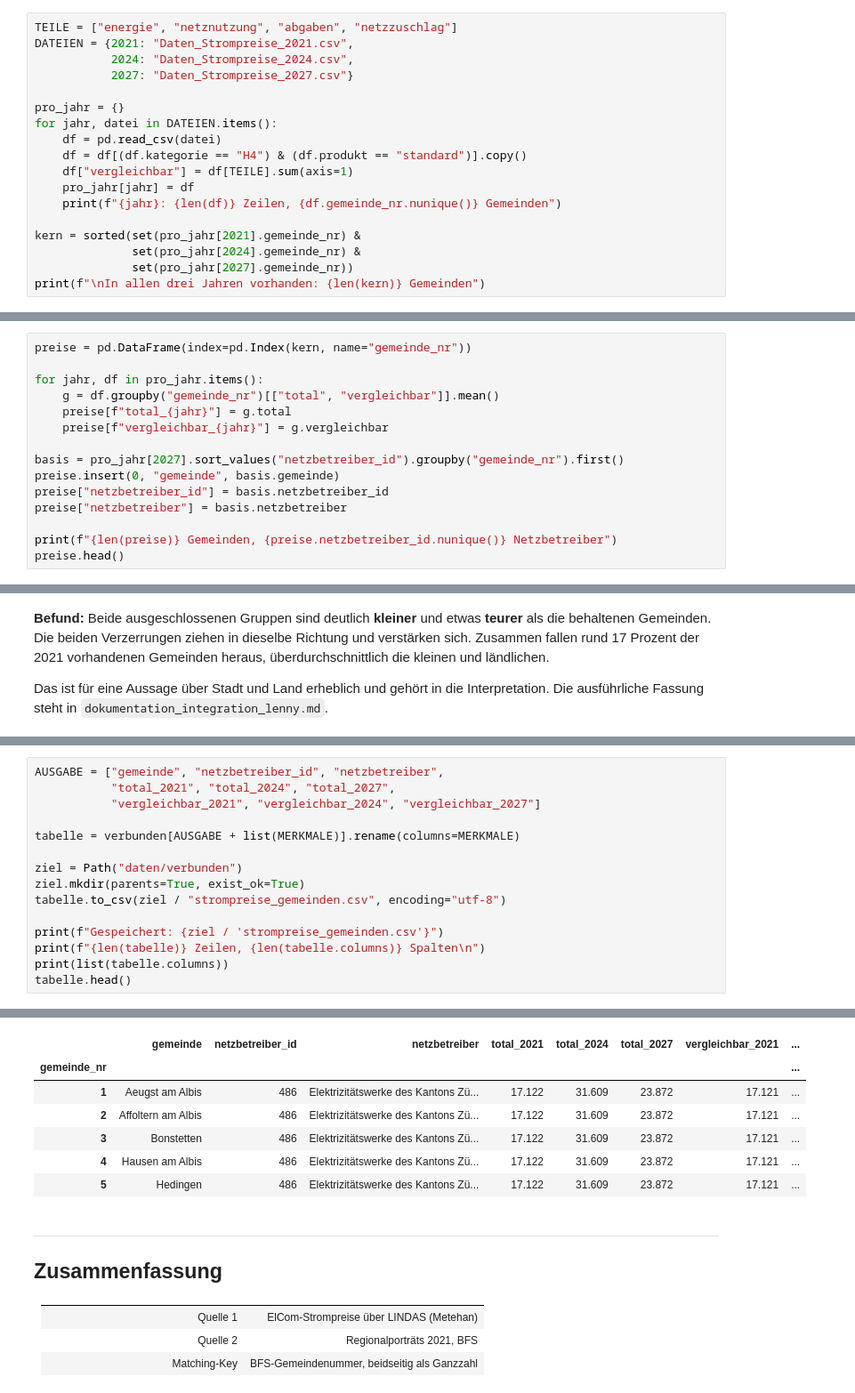
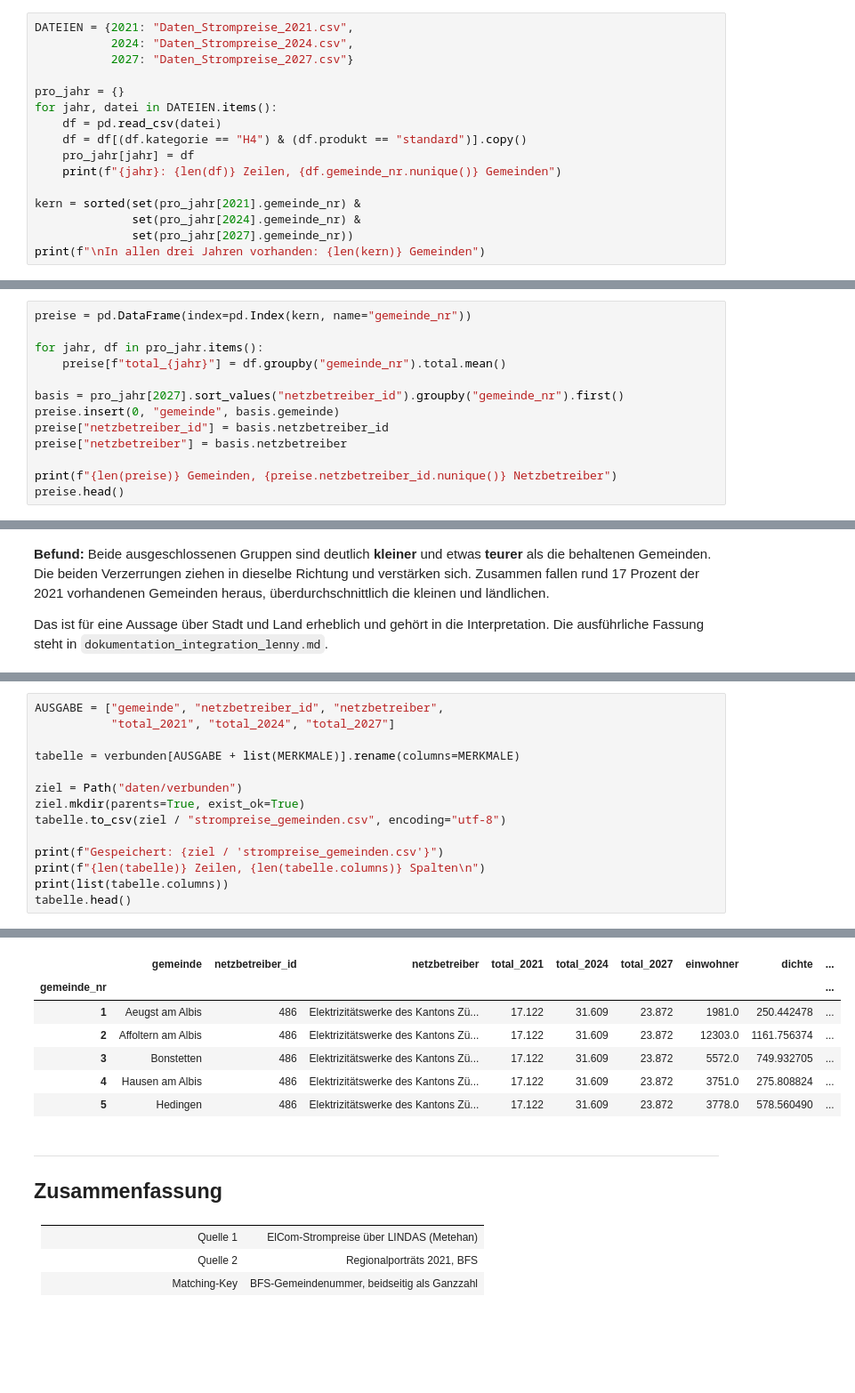
Before and after one commit to AltayMetehan/data-prices-electronic, a Jupyter notebook: 02_daten_bfs_lenny.ipynb, the cells around one changed output, grey strips where cells are left out. Shown at 89% size. Drawn from its saved outputs; the diff is of its cells as text; blank space fills up the shorter version.

```diff
--- a/02_daten_bfs_lenny.ipynb
+++ b/02_daten_bfs_lenny.ipynb
@@ -203,5 +204,4 @@ um rund 1.67 Rappen.
 # %%
-TEILE = ["energie", "netznutzung", "abgaben", "netzzuschlag"]
 DATEIEN = {2021: "Daten_Strompreise_2021.csv",
            2024: "Daten_Strompreise_2024.csv",
            2027: "Daten_Strompreise_2027.csv"}
@@ -210,7 +210,6 @@ pro_jahr = {}
 for jahr, datei in DATEIEN.items():
     df = pd.read_csv(datei)
     df = df[(df.kategorie == "H4") & (df.produkt == "standard")].copy()
-    df["vergleichbar"] = df[TEILE].sum(axis=1)
     pro_jahr[jahr] = df
     print(f"{jahr}: {len(df)} Zeilen, {df.gemeinde_nr.nunique()} Gemeinden")
 
@@ -235,9 +234,7 @@ willkürlich, aber reproduzierbar, im Gegensatz zur Zeilenreihenfolge der Datei.
 preise = pd.DataFrame(index=pd.Index(kern, name="gemeinde_nr"))
 
 for jahr, df in pro_jahr.items():
-    g = df.groupby("gemeinde_nr")[["total", "vergleichbar"]].mean()
-    preise[f"total_{jahr}"] = g.total
-    preise[f"vergleichbar_{jahr}"] = g.vergleichbar
+    preise[f"total_{jahr}"] = df.groupby("gemeinde_nr").total.mean()
 
 basis = pro_jahr[2027].sort_values("netzbetreiber_id").groupby("gemeinde_nr").first()
 preise.insert(0, "gemeinde", basis.gemeinde)
@@ -390,7 +392,6 @@ Die Kennzahlen bekommen sprechende Namen statt der Codes `Ind_01_01` und so weit
 # %%
 AUSGABE = ["gemeinde", "netzbetreiber_id", "netzbetreiber",
-           "total_2021", "total_2024", "total_2027",
-           "vergleichbar_2021", "vergleichbar_2024", "vergleichbar_2027"]
+           "total_2021", "total_2024", "total_2027"]
 
 tabelle = verbunden[AUSGABE + list(MERKMALE)].rename(columns=MERKMALE)
 
@@ -410,10 +411,10 @@ Gespeichert: daten/verbunden/strompreise_gemeinden.csv
-|  | gemeinde | netzbetreiber_id | netzbetreiber | total_2021 | total_2024 | total_2027 | vergleichbar_2021 | ... |
-| gemeinde_nr |  |  |  |  |  |  |  | ... |
-| 1 | Aeugst am Albis | 486 | Elektrizitätswerke des Kantons Zü... | 17.122 | 31.609 | 23.872 | 17.121 | ... |
-| 2 | Affoltern am Albis | 486 | Elektrizitätswerke des Kantons Zü... | 17.122 | 31.609 | 23.872 | 17.121 | ... |
-| 3 | Bonstetten | 486 | Elektrizitätswerke des Kantons Zü... | 17.122 | 31.609 | 23.872 | 17.121 | ... |
-| 4 | Hausen am Albis | 486 | Elektrizitätswerke des Kantons Zü... | 17.122 | 31.609 | 23.872 | 17.121 | ... |
-| 5 | Hedingen | 486 | Elektrizitätswerke des Kantons Zü... | 17.122 | 31.609 | 23.872 | 17.121 | ... |
+|  | gemeinde | netzbetreiber_id | netzbetreiber | total_2021 | total_2024 | total_2027 | einwohner | dichte | ... |
+| gemeinde_nr |  |  |  |  |  |  |  |  | ... |
+| 1 | Aeugst am Albis | 486 | Elektrizitätswerke des Kantons Zü... | 17.122 | 31.609 | 23.872 | 1981.0 | 250.442478 | ... |
+| 2 | Affoltern am Albis | 486 | Elektrizitätswerke des Kantons Zü... | 17.122 | 31.609 | 23.872 | 12303.0 | 1161.756374 | ... |
+| 3 | Bonstetten | 486 | Elektrizitätswerke des Kantons Zü... | 17.122 | 31.609 | 23.872 | 5572.0 | 749.932705 | ... |
+| 4 | Hausen am Albis | 486 | Elektrizitätswerke des Kantons Zü... | 17.122 | 31.609 | 23.872 | 3751.0 | 275.808824 | ... |
+| 5 | Hedingen | 486 | Elektrizitätswerke des Kantons Zü... | 17.122 | 31.609 | 23.872 | 3778.0 | 578.560490 | ... |
 # %% [markdown]
 ---
 
```
Also changed, not shown: parts of 5 cells of this notebook, 4 other files.
